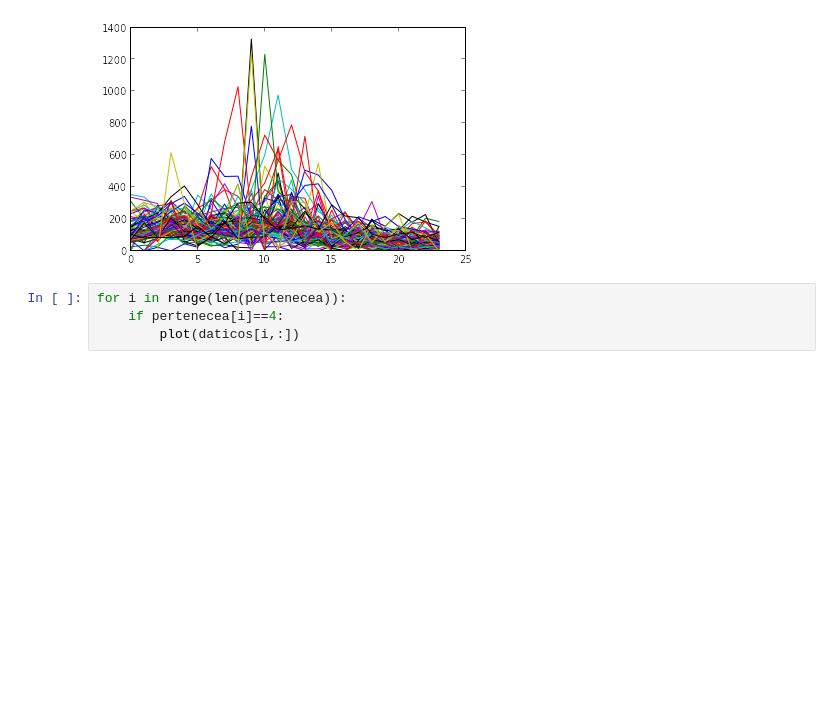
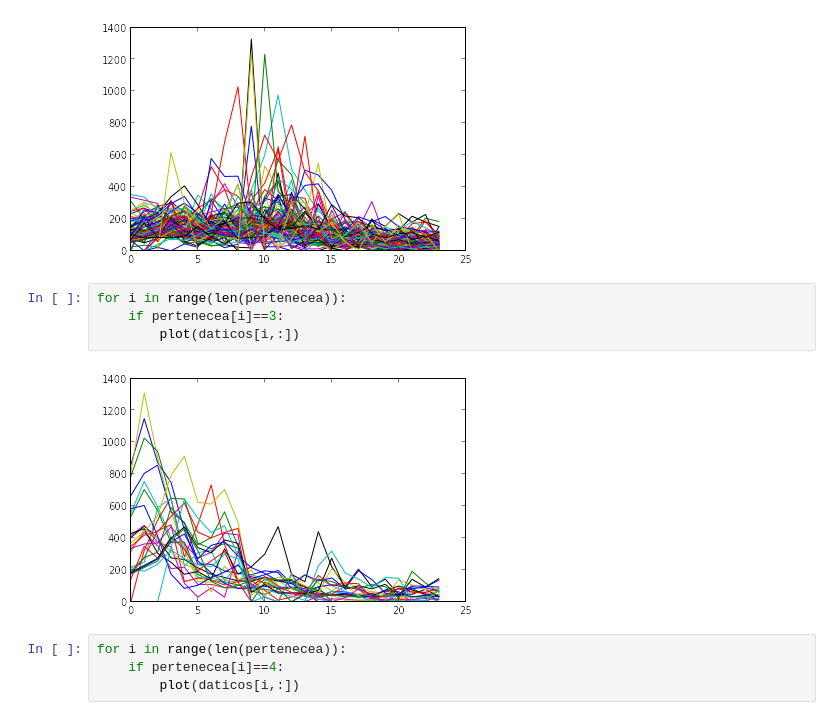
Before and after one commit to JuanRAlvarez/Tarea-4, a Jupyter notebook: Homicidios.ipynb, the cells around one changed output. Cells and saved outputs as stored; diff of their text form; blank space fills up the shorter version.

```diff
--- a/Homicidios.ipynb
+++ b/Homicidios.ipynb
@@ -361,6 +361,12 @@ for i in range(len(pertenecea)):
         plot(daticos[i,:])
 # %% [output]
 [figure]
+# %%
+for i in range(len(pertenecea)):
+    if pertenecea[i]==3:
+        plot(daticos[i,:])
+# %% [output]
+[figure, added]
 # %%
 for i in range(len(pertenecea)):
     if pertenecea[i]==4:
```
Also changed, not shown: 1 other file.
